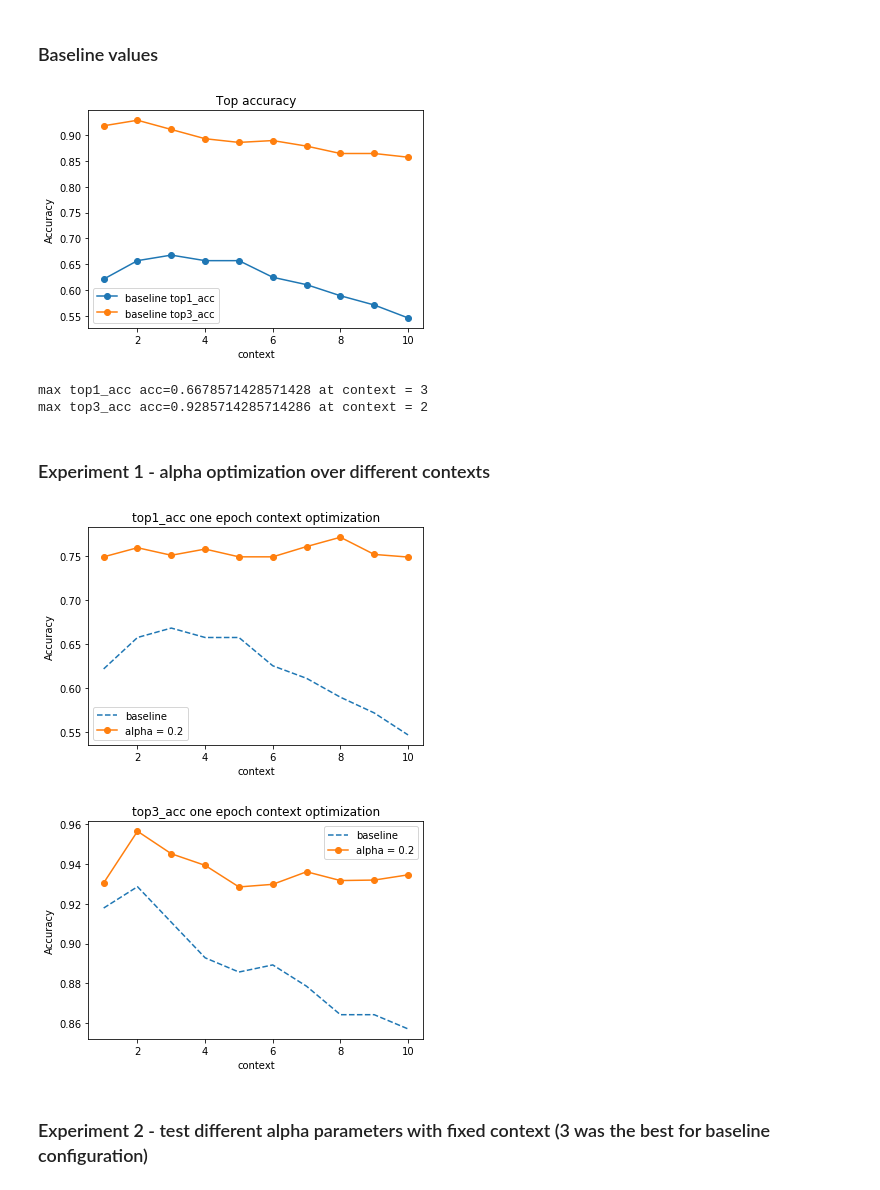
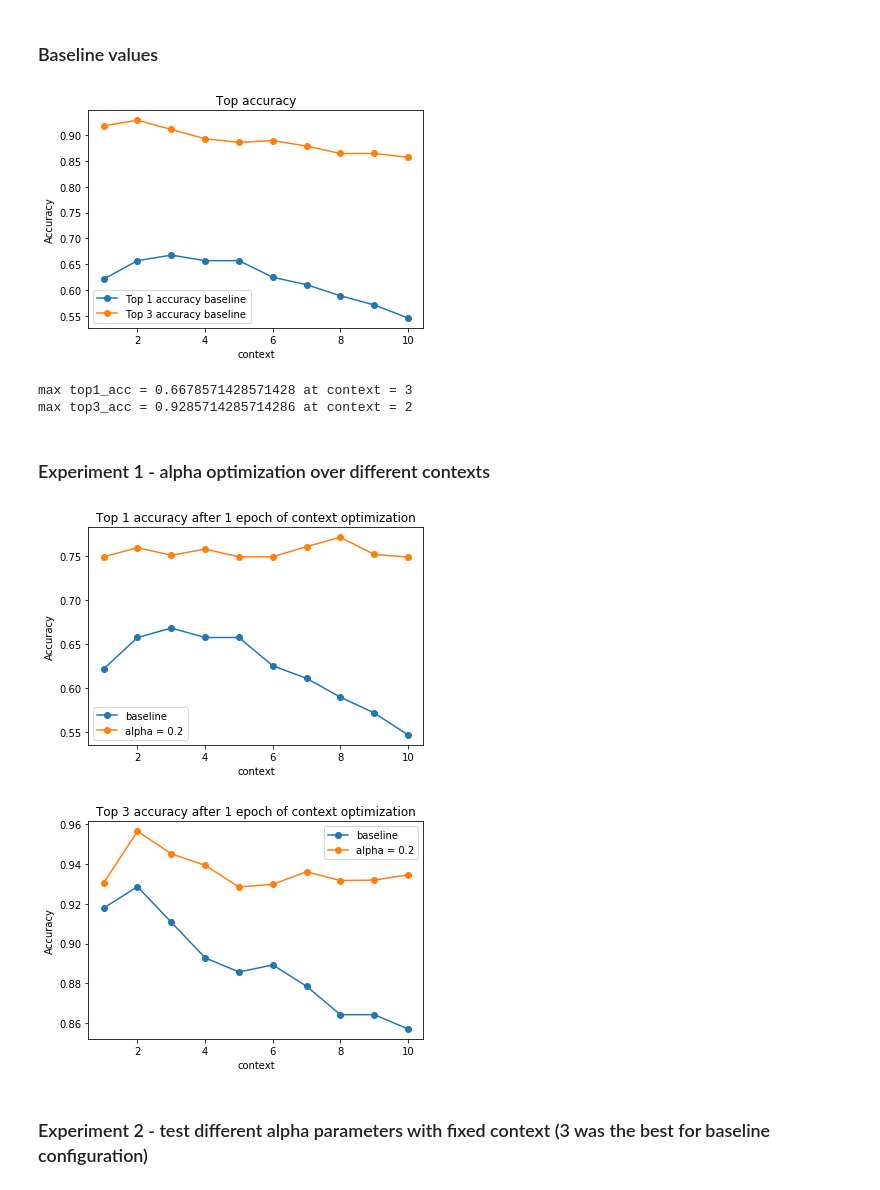
Before and after one commit to gberinger/automatic-wiki-links, a Jupyter notebook: experiments/alpha_beta_context_optimalizations/new_plots.ipynb, the cells around one changed output. Saved outputs shown, nothing was run; the diff lists cells and outputs as text; code cells hidden in the pictures.

```diff
--- a/experiments/alpha_beta_context_optimalizations/new_plots.ipynb
+++ b/experiments/alpha_beta_context_optimalizations/new_plots.ipynb
@@ -3,6 +3,10 @@ import pandas as pd
 import numpy as np
 from matplotlib import pyplot as plt
 import json
+# %%
+title_desc = {}
+title_desc["top1_acc"] = "Top 1 accuracy"
+title_desc["top3_acc"] = "Top 3 accuracy"
 # %% [markdown]
 ### Baseline values
 # %%
@@ -11,7 +15,7 @@ experiment = "context"
 experiment_path = "../baseline/contexts2/"
 results_df = pd.read_csv(experiment_path + 'results.csv')
 for top_k in tested_top_ks:
-    plt.plot(results_df[experiment], results_df[top_k], 'o-', label="baseline {}".format(top_k))
+    plt.plot(results_df[experiment], results_df[top_k], 'o-', label="{} baseline".format(title_desc[top_k]))
 plt.xlabel(experiment)
 plt.ylabel('Accuracy')
 plt.title('Top accuracy')
@@ -22,45 +26,45 @@ plt.show()
 
 for top_k in tested_top_ks:
     max_acc = results_df[top_k].max()
-    print('max {} acc={} at {} = {} '.format(top_k, max_acc, experiment,results_df[experiment][results_df[top_k].idxmax()]))
+    print('max {} = {} at {} = {} '.format(top_k, max_acc, experiment,results_df[experiment][results_df[top_k].idxmax()]))
 # %% [output]
-[figure, old version]
+[figure, new version]
-max top1_acc acc=0.6678571428571428 at context = 3
-max top3_acc acc=0.9285714285714286 at context = 2
+max top1_acc = 0.6678571428571428 at context = 3
+max top3_acc = 0.9285714285714286 at context = 2
 # %% [markdown]
 ### Experiment 1 - alpha optimization over different contexts
 # %%
 tested_top_ks = ["top1_acc", "top3_acc"]
 experiment = "context"
-experiment_no = 2
+experiment_no = 1
 baseline_path = "../baseline/contexts2/"
 experiment_path = "../experiment1/contexts_0/"
 with open(experiment_path + 'args.txt') as f:
     data = json.load(f)
     alpha = data["alpha"]
 
 for top_k in tested_top_ks:
     results_df = pd.read_csv(baseline_path + 'results.csv')
-    plt.plot(results_df[experiment], results_df[top_k], '--', label="baseline")
+    plt.plot(results_df[experiment], results_df[top_k], 'o-', label="baseline")
 
     top_acc = 0 * results_df[top_k]
     num_shuffles = 30
     for i in range(num_shuffles):
         experiment_path = "../experiment1/contexts_{}/".format(i)
         results_df = pd.read_csv(experiment_path + 'results.csv')
         top_acc = top_acc + results_df[top_k]
     top_acc = top_acc/num_shuffles
     plt.plot(results_df[experiment], top_acc, 'o-', label="alpha = {}".format(alpha))
 
     plt.xlabel(experiment)
     plt.ylabel('Accuracy')
-    plt.title( top_k + " one epoch " + experiment + " optimization")
+    plt.title( title_desc[top_k] + " after 1 epoch of " + experiment + " optimization")
     plt.legend()
     plt.savefig('exp{}_{}_{}.png'.format(experiment_no, experiment, top_k))
     plt.show()
 # %% [output]
-[figure, old version]
+[figure, new version]
-[figure, old version]
+[figure, new version]
 # %% [markdown]
 ### Experiment 2 - test different alpha parameters with fixed context (3 was the best for baseline configuration)
 # %%
```
Also changed, not shown: parts of 5 cells of this notebook, 11 other files.
